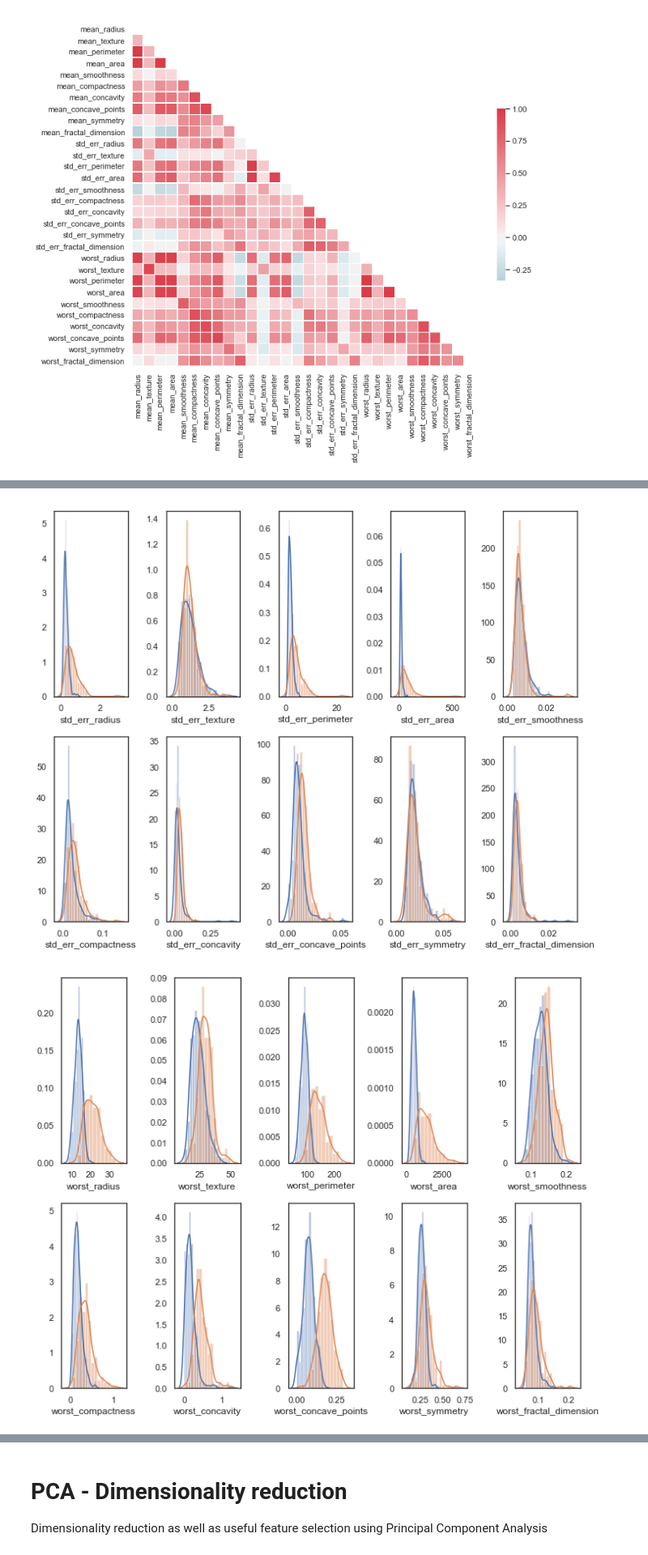
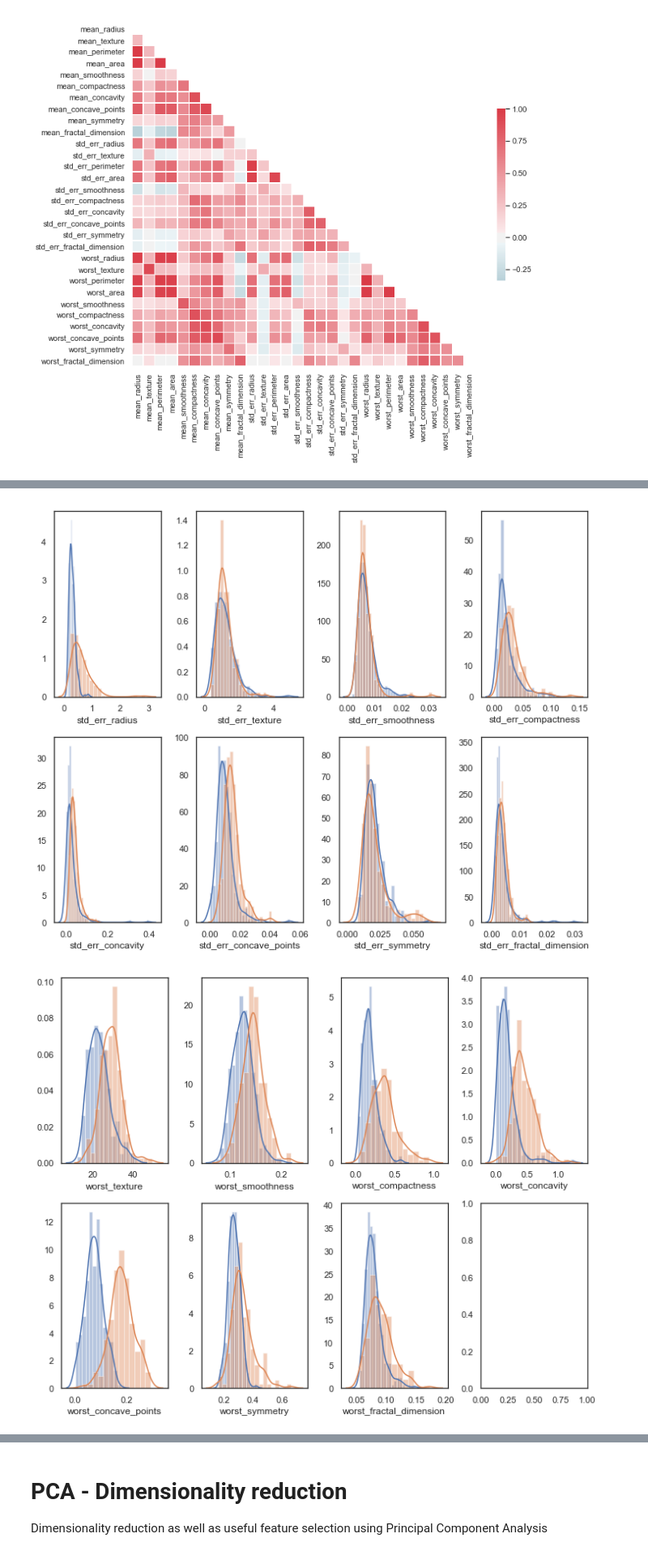
Before and after one commit to sjoshiAI/breast-cancer-classifier, a Jupyter notebook: breast_cancer_prediction.ipynb, the cells around one changed output, grey strips where cells are left out. Shown: that part at 81% size. Drawn from its saved outputs; the diff is of its cells as text; code cells hidden in the pictures.

```diff
--- a/breast_cancer_prediction.ipynb
+++ b/breast_cancer_prediction.ipynb
@@ -251,18 +310,29 @@ sns.heatmap(corr, mask=mask, cmap=cmap, vmax=1, center=0,
 # doesn't explain significant variance.
+# %%
+# dropping columns with correlation > 95%
+# This is important for the stability of the models that I'm goingo to train.
+dropped_columns = ['mean_perimeter', 'mean_area', 'worst_radius','worst_perimeter','worst_area'
+                       , "std_err_perimeter", "std_err_area"]
+X_train = X_train.drop(dropped_columns, axis=1)
+X_test = X_test.drop(dropped_columns, axis=1)
+
+# updating measurements list as we've dropped some columns
+for col in dropped_columns:
+    measurements.remove(col)
 # %%
 # Now let's check the feature distributions. Assuming that a feature is discriminative of M or B category
 # we can expect to see a superposition/mixture of standard distributions.
 # %%
 # Now we'll check which features are discriminative of M and B category.
-f, axes = plt.subplots(2, 5,figsize=[10,8])
+f, axes = plt.subplots(2, 4,figsize=[10,8])
 i=0
 j=0
 for feature in measurements:
     if feature.startswith('mean'):
-        sns.distplot(X_train.loc[y_train=='B',feature],ax = axes[i][j%5])
-        sns.distplot(X_train.loc[y_train=='M',feature],ax = axes[i][j%5])
+        sns.distplot(X_train.loc[y_train=='B',feature],ax = axes[i][j%4])
+        sns.distplot(X_train.loc[y_train=='M',feature],ax = axes[i][j%4])
         j+=1
-        if j==5:
+        if j==4:
             i+=1
 plt.tight_layout()
 
@@ -283,35 +353,35 @@ plt.tight_layout()
 # %%
 # Now we'll check which features are discriminative of M and B category.
-f, axes = plt.subplots(2, 5,figsize=[10,8])
+f, axes = plt.subplots(2, 4,figsize=[10,8])
 i=0
 j=0
 for feature in measurements:
     if feature.startswith('std_err'):
-        sns.distplot(X_train.loc[y_train=='B',feature],ax = axes[i][j%5])
-        sns.distplot(X_train.loc[y_train=='M',feature],ax = axes[i][j%5])
+        sns.distplot(X_train.loc[y_train=='B',feature],ax = axes[i][j%4])
+        sns.distplot(X_train.loc[y_train=='M',feature],ax = axes[i][j%4])
         j+=1
-        if j==5:
+        if j==4:
             i+=1
 plt.tight_layout()
 
 # it's the same story as before but on average mean seems to be a better feature than std_err
 # %% [output]
-[figure, old version]
+[figure, new version]
 # %%
 # Now we'll check which features are discriminative of M and B category.
-f, axes = plt.subplots(2, 5,figsize=[10,8])
+f, axes = plt.subplots(2, 4,figsize=[10,8])
 i=0
 j=0
 for feature in measurements:
     if feature.startswith('worst'):
-        sns.distplot(X_train.loc[y_train=='B',feature],ax = axes[i][j%5])
-        sns.distplot(X_train.loc[y_train=='M',feature],ax = axes[i][j%5])
+        sns.distplot(X_train.loc[y_train=='B',feature],ax = axes[i][j%4])
+        sns.distplot(X_train.loc[y_train=='M',feature],ax = axes[i][j%4])
         j+=1
-        if j==5:
+        if j==4:
             i+=1
 plt.tight_layout()
 
 # same as the mean plots.
 # %% [output]
-[figure, old version]
+[figure, new version]
 # %% [markdown]
```
Also changed, not shown: parts of 35 cells of this notebook.
